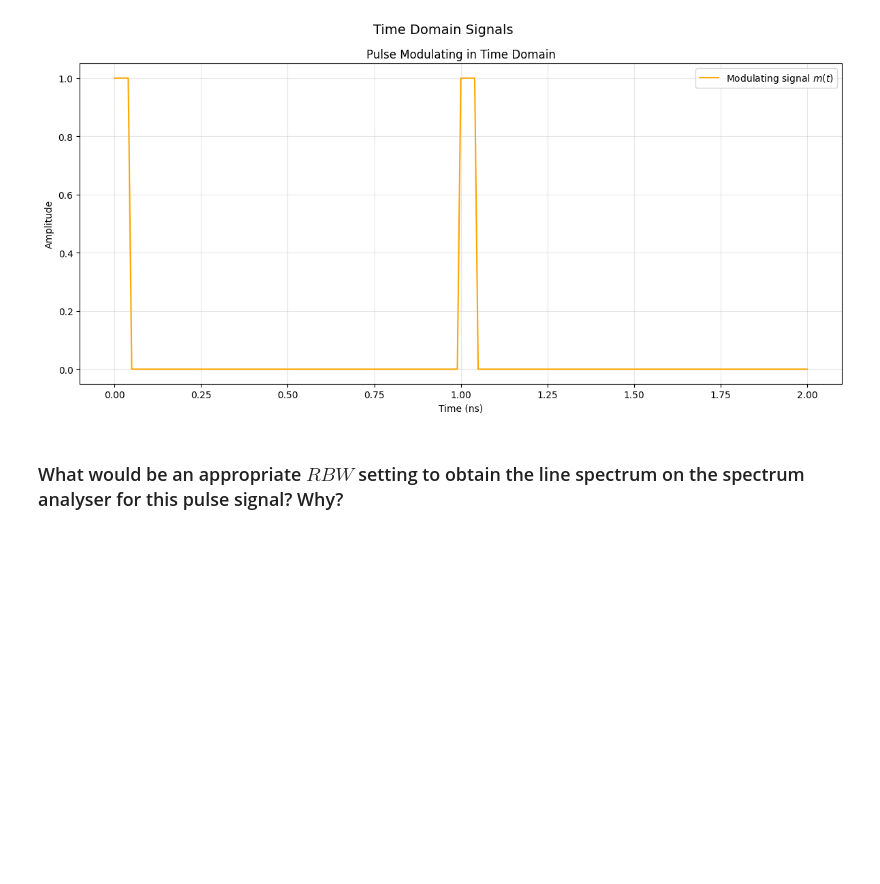
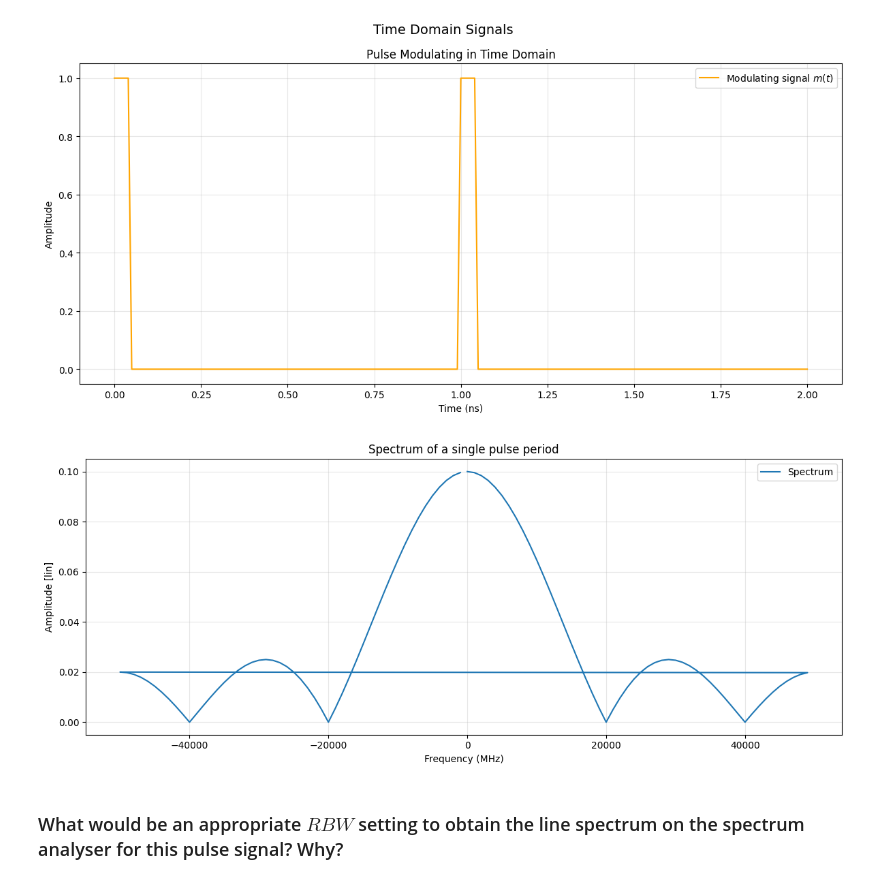
Before and after one commit to NortheLo/Microwave_Eng_Lab, a Jupyter notebook: Lab2_Spectrum_Analysis/Lab2_Preliminary.ipynb, the cells around one changed output. Drawn from its saved outputs; the diff is of its cells as text; code cells hidden in the pictures; blank space fills up the shorter version.

```diff
--- a/Lab2_Spectrum_Analysis/Lab2_Preliminary.ipynb
+++ b/Lab2_Spectrum_Analysis/Lab2_Preliminary.ipynb
@@ -458,6 +635,14 @@ signals_d = [ {
 plot_time_domain(t, signals_d, time_unit="ns", time_scale=1e9)
 # %% [output]
 [figure]
+# %%
+N = len(t[:100])
+S = fft(signal[:100])
+f = fftfreq(N, 1/f_s)
+
+plot_spectrum(f, 2 / N * np.abs(S), title=f"Spectrum of a single pulse period")
+# %% [output]
+[figure, added]
 # %% [markdown]
 ### What would be an appropriate $RBW$ setting to obtain the line spectrum on the spectrum analyser for this pulse signal? Why?
 # %% [markdown]
```
Also changed, not shown: parts of 16 cells of this notebook.
